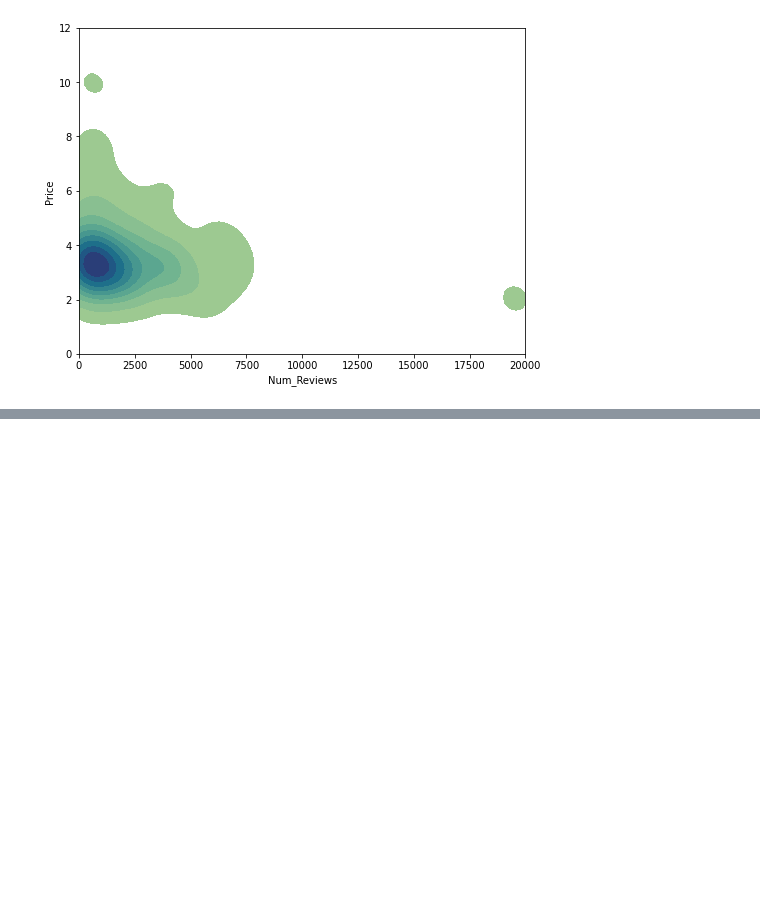
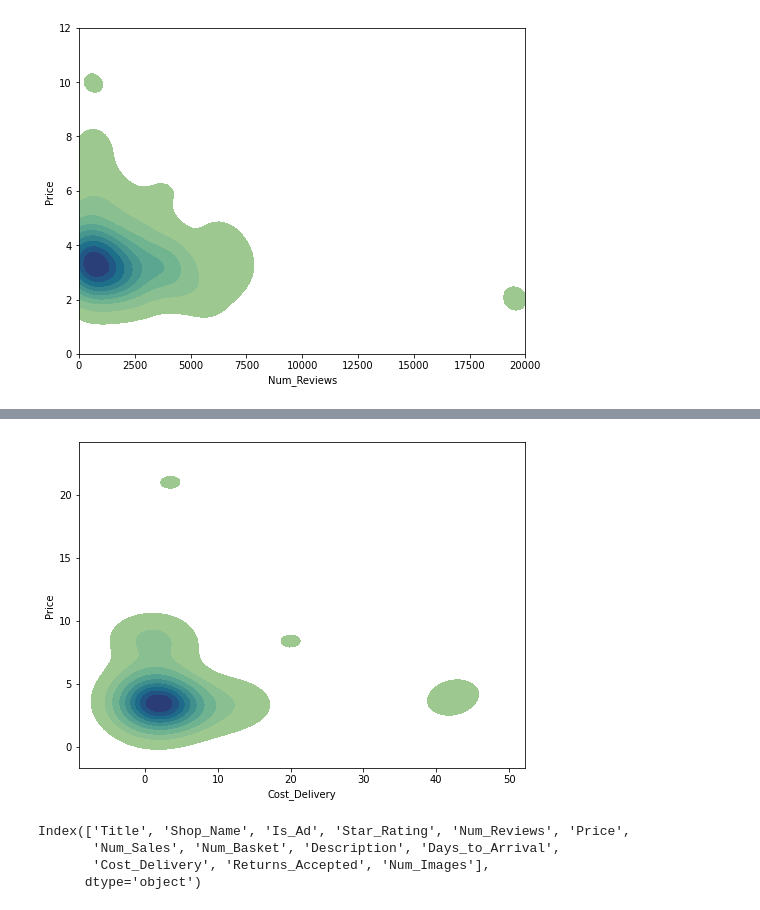
Before and after one commit to anastasiabizyayeva/Price_Etsymator, a Jupyter notebook: 01_EDA.ipynb, the cells around one changed output, grey strips where cells are left out. Saved outputs shown, nothing was run; the diff lists cells and outputs as text; code cells hidden in the pictures; blank space fills up the shorter version.

```diff
--- a/01_EDA.ipynb
+++ b/01_EDA.ipynb
@@ -504,0 +522,17 @@ plt.show()
+# %%
+price_delivery = df.groupby('Cost_Delivery')['Price'].mean().reset_index()
+
+figure(figsize=(8, 6))
+
+ax = sns.kdeplot(x= price_delivery['Cost_Delivery'],y = price_numsales['Price'], shade = True, cmap='crest')
+
+plt.show()
+# %% [output]
+[figure, added]
+# %%
+df.columns
+# %% [output]
+Index(['Title', 'Shop_Name', 'Is_Ad', 'Star_Rating', 'Num_Reviews', 'Price',
+       'Num_Sales', 'Num_Basket', 'Description', 'Days_to_Arrival',
+       'Cost_Delivery', 'Returns_Accepted', 'Num_Images'],
+      dtype='object')
```
Also changed, not shown: parts of 8 cells of this notebook.
